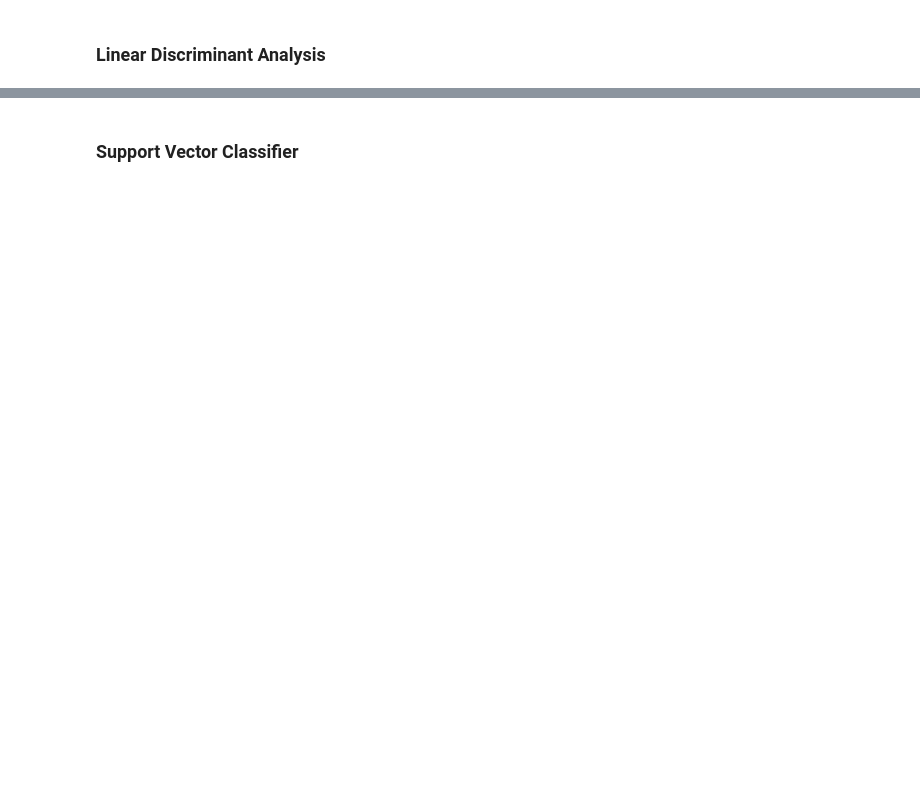
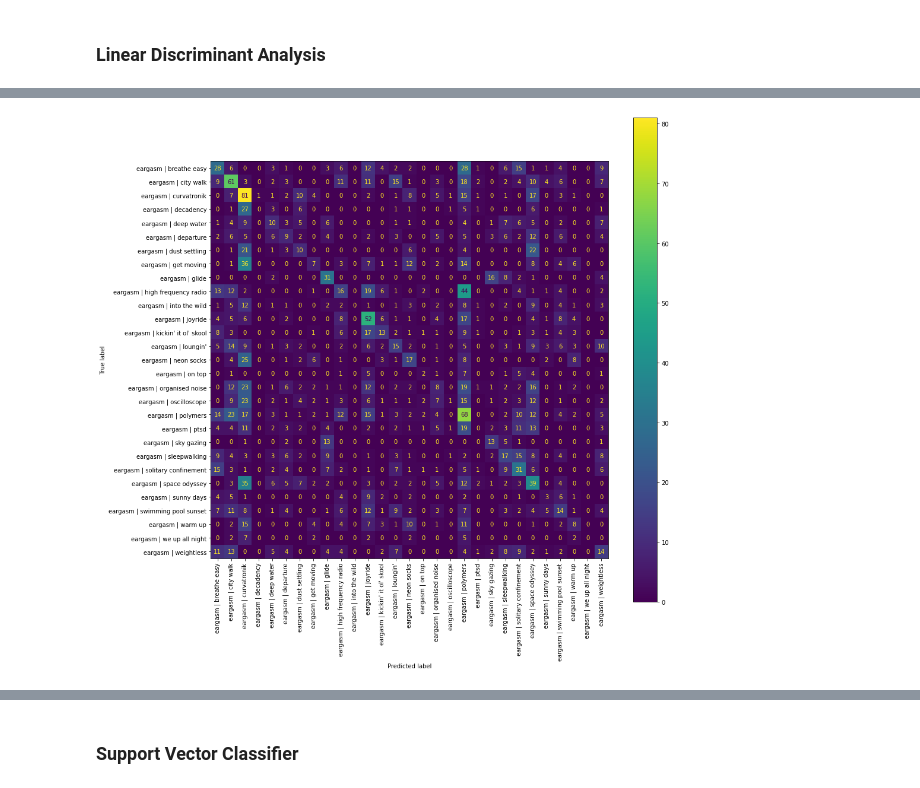
Before and after one commit to adamsiemaszkiewicz/eargasm-music, a Jupyter notebook: test.ipynb, the cells around one changed output, grey strips where cells are left out. Cells and saved outputs as stored; diff of their text form; code cells hidden in the pictures; blank space fills up the shorter version.

```diff
--- a/test.ipynb
+++ b/test.ipynb
@@ -388,3 +550,7 @@ evaluation_results
  'score_train': 0.20920810313075505}
 # %%
 lda = evaluation_results['b_estimator']
+# %%
+confusion_matrix_plot(lda)
+# %% [output]
+[figure, added]
```
Also changed, not shown: parts of 30 cells of this notebook.
